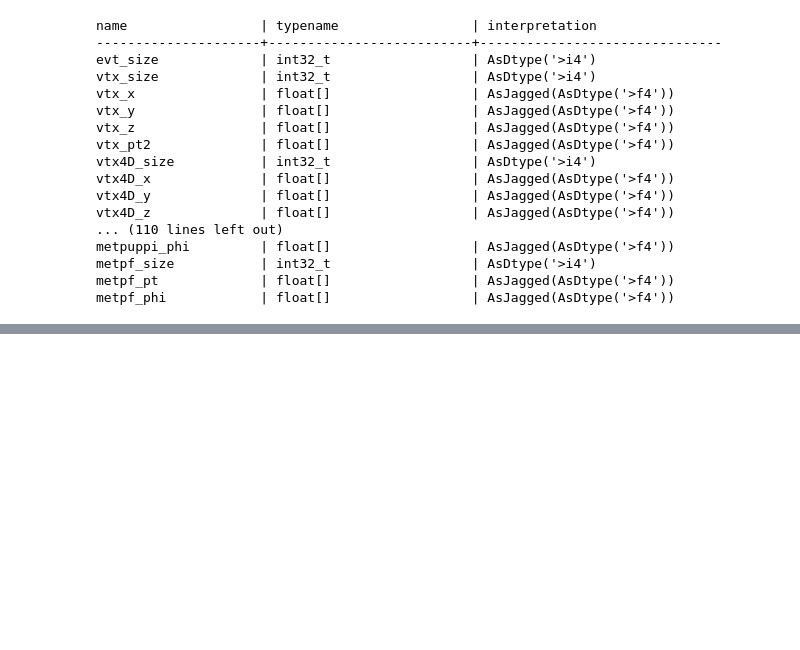
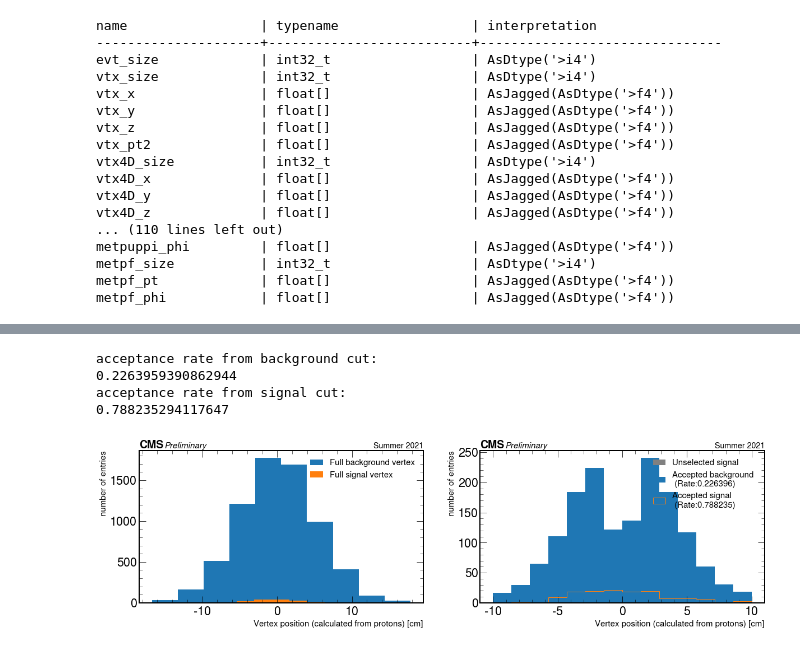
Before and after one commit to jloemker/SWAN, a Jupyter notebook: Analysis_timing.ipynb, the cells around one changed output, grey strips where cells are left out. Cells and saved outputs as stored; diff of their text form; code cells hidden in the pictures; blank space fills up the shorter version.

```diff
--- a/Analysis_timing.ipynb
+++ b/Analysis_timing.ipynb
@@ -134,3 +180,62 @@ bg = pd.DataFrame(data=bg_data)
+# %%
+zpps = 2.34e4 #in cm
+c = 29.9792#in cm/ns
+#Background
+b_z = []
+b_pp_vz = - (bg['pr1_t'] - bg['pr2_t'])*c/2
+b_mu = (bg['mu1_vz'] + bg['mu2_vz'])/2
+b_vz_4D = bg['pr_vtx_z'].values
+data_bz = abs(b_pp_vz - b_vz_4D)
+
+for i in range(0,len(data_bz)):
+    if data_bz[i] < abs(2*sigma_vz*b_vz_4D[i]):
+            b_z = np.append(b_z,b_pp_vz[i])
+acc_bg = len(b_z)/len(data_bz)
+
+print('acceptance rate from background cut:')
+print(acc_bg)
+
+#Signal
+s_z = []
+p1_t = sig['pr1_t']
+p2_t = sig['pr2_t']
+s_pp_vz = - (p1_t - p2_t)*c/2
+s_vz_4D = sig['pr_vtx_z']
+data_sz = abs(s_pp_vz - s_vz_4D)
+
+for i in range(0,len(data_sz)):
+    if data_sz[i] < abs(2*sigma_vz*s_vz_4D[i]):
+            s_z = np.append(s_z, s_pp_vz[i])
+acc_sig =len(s_z)/len(data_sz)
+
+print('acceptance rate from signal cut:')
+print(acc_sig)
+
+#Plots
+f, ax = plt.subplots(1,2,figsize=(20,5),sharey=False)
+
+ax[0].hist(b_pp_vz, label = 'Full background vertex')
+ax[0].hist(s_pp_vz, label='Full signal vertex')
+ax[0].set(xlabel=r'Vertex position (calculated from protons) [cm]', ylabel='number of entries')
+
+bins = np.linspace(-10,10,15)
+ax[1].hist(s_pp_vz,bins, color = "grey",label='Unselected signal')
+ax[1].hist(b_z, bins, label='Accepted background \n (Rate:%6.6f)'%acc_bg)
+ax[1].hist(s_z,bins, histtype = 'step', label='Accepted signal \n (Rate:%6.6f)'%acc_sig)
+ax[1].set(xlabel=r'Vertex position (calculated from protons) [cm]', ylabel='number of entries')
+
+for i in range(2):
+    hep.cms.label(llabel="Preliminary", rlabel="Summer 2021", ax=ax[i], fontsize = 15)
+    ax[i].legend(fontsize=15)
+    ax[i].xaxis.label.set_size(15)
+    ax[i].yaxis.label.set_size(15)
+plt.savefig('Timing/surviving_protons_vz', bbox_inches='tight')
+# %% [output]
+acceptance rate from background cut:
+0.2263959390862944
+acceptance rate from signal cut:
+0.788235294117647
+[figure, added]
 # %%
 zpps = 2.34e4 #in cm
 c = 29.9792#in cm/ns
```
Also changed, not shown: parts of 15 cells of this notebook, 1 other file.
